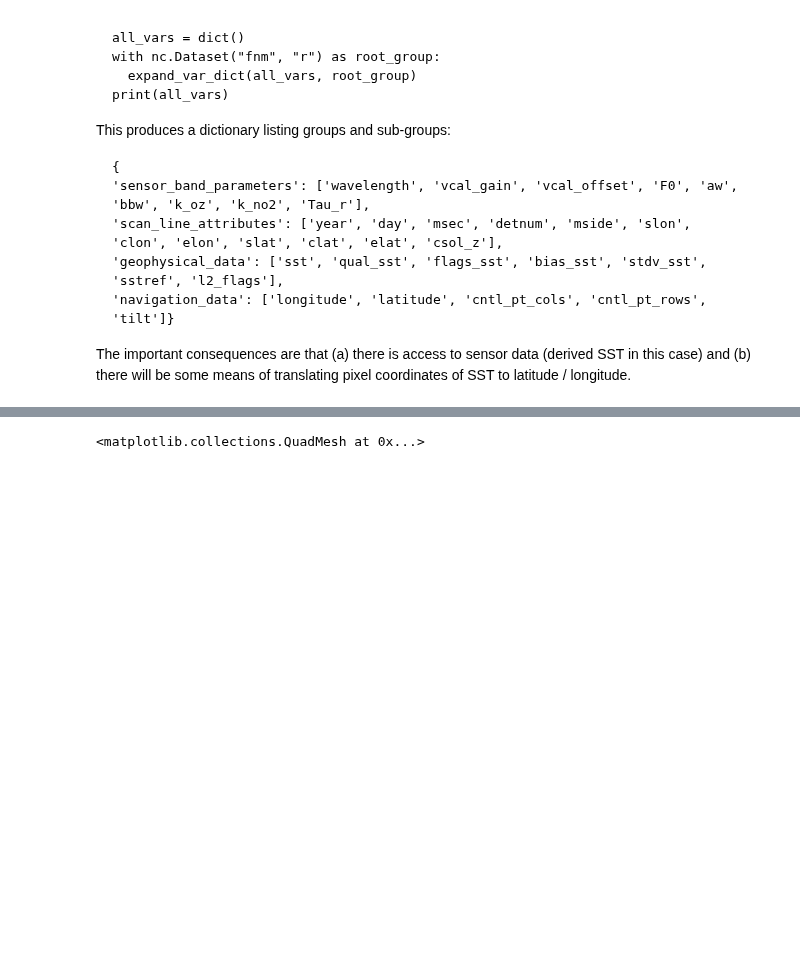
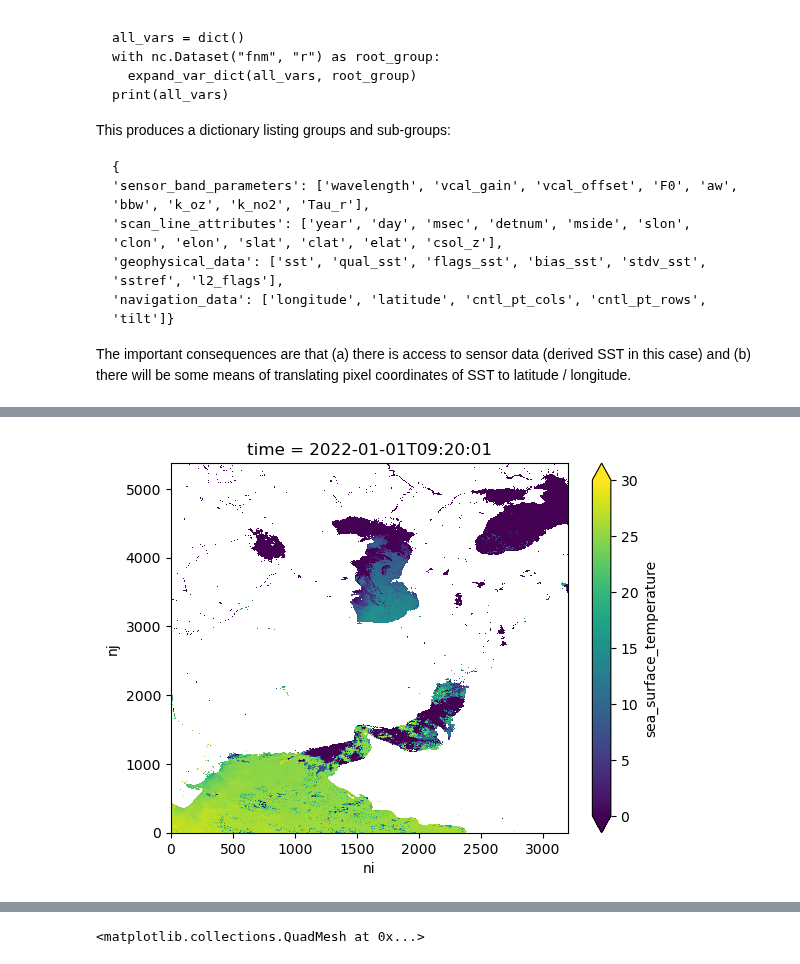
Before and after one commit to geo-smart/oceanography, a Jupyter notebook: book/chapters/1.7modis.ipynb, the cells around one changed output, grey strips where cells are left out. Cells and saved outputs as stored; diff of their text form; code cells hidden in the pictures; blank space fills up the shorter version.

```diff
--- a/book/chapters/1.7modis.ipynb
+++ b/book/chapters/1.7modis.ipynb
@@ -201,0 +259,4 @@ will be some means of translating pixel coordinates of SST to latitude / longitu
+# %%
+base_dir = "../../../data/viirs/"
+f = os.listdir(base_dir)
+f
@@ -201,0 +265,5 @@ will be some means of translating pixel coordinates of SST to latitude / longitu
+# %%
+print('There are ' + str(len(f)) + ' data files')
+ds2=xr.open_dataset(base_dir + f[0]) # , group='geophysical_data')
+ds1=xr.open_dataset(base_dir + f[1])
+ds2
@@ -201,0 +289,5 @@ will be some means of translating pixel coordinates of SST to latitude / longitu
+# %%
+(ds2.sea_surface_temperature-273.15).plot(vmin=0, vmax=30)
+plt.show()
+# %% [output]
+[figure, added]
```
Also changed, not shown: parts of 8 cells of this notebook.
